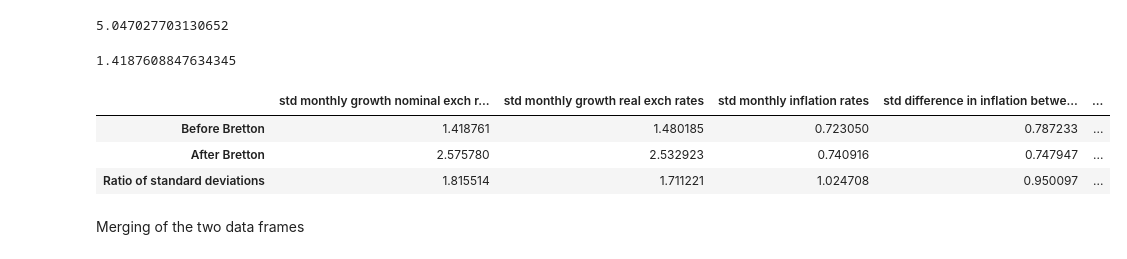
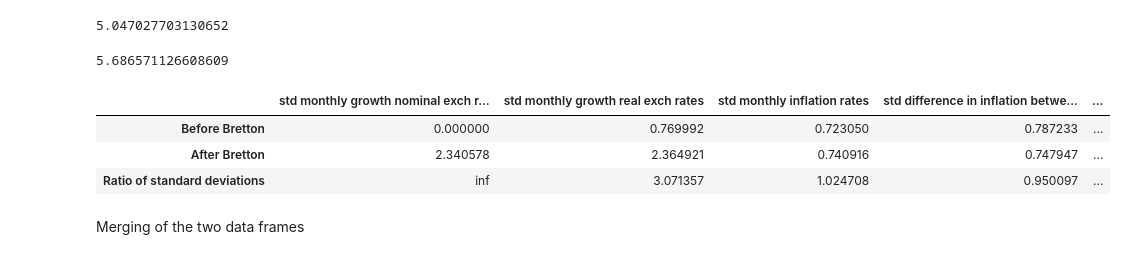
Before and after one commit to Josh-Yg/Macro-Pythonwork, a Jupyter notebook: Data Cleaning.ipynb, the cells around one changed output. Cells and saved outputs as stored; diff of their text form; code cells hidden in the pictures.

```diff
--- a/Data Cleaning.ipynb
+++ b/Data Cleaning.ipynb
@@ -253,7 +220,7 @@ def replace_outliers_with_Nan(df, start_date, end_date):
         std_dev = modified_df[column].std()
 
         # Define the outlier threshold
-        threshold =  100 * std_dev
+        threshold =  5 * std_dev
 
         # Find outliers and create a start date and end date to exclude 1990
         outliers = ((modified_df.index < start_date) | (modified_df.index > end_date)) & \
@@ -264,8 +231,8 @@ def replace_outliers_with_Nan(df, start_date, end_date):
 
     return modified_df
 #setting date time to make filter in a certain date range
-start_date = pd.to_datetime('1990-01-01')
-end_date = pd.to_datetime('1990-12-01')
+start_date = pd.to_datetime('1960-01-01')
+end_date = pd.to_datetime('1960-01-01')
 # modified means having replaced outliers with Nan
 modified_df_month_series = replace_outliers_with_Nan(df_month_series, start_date, end_date)
 modified_df_month_series
@@ -601,54 +554,54 @@ df_month_series['Growth in Production versus 12 months ago %'][156:].std()
 5.047027703130652
 # %%
 # Before Bretton Woods
-df_month_series['Monthly Growth in Nominal Exchange Rate %'][0:139].std()
+interpolated_df_month_series['Growth in Production versus 12 months ago %'][0:139].std()
 # %% [output]
-1.4187608847634345
+5.686571126608609
 # %%
 # Standard deviation calculations for monthly growth of nominal and real exchange rates
 # Standard deviation calculations for monthly inflation and difference in inflation and 12 monthly industrial growth
 # Creating means calculations for the final questions in section 5
 before_Bretton = {
-    'std monthly growth nominal exch rates': df_month_series['Monthly Growth in Nominal Exchange Rate %'][0:139].std(),
-    'std monthly growth real exch rates': df_month_series['Monthly growth in Real exchange rate %'][0:139].std(),
-    'std monthly inflation rates': df_month_series['Monthly Inflation Rate'][0:139].std(),
-    'std difference in inflation between Spain and US': df_month_series['Difference between Spain and US inflation rates'][0:139].std(),
-    'std 12 monthly industrial growth': df_month_series['Growth in Production versus 12 months ago %'][0:139].std(),
-    'avg monthly growth nominal exch rates': df_month_series['Monthly Growth in Nominal Exchange Rate %'][0:139].mean(),
-    'avg monthly growth real exch rates': df_month_series['Monthly growth in Real exchange rate %'][0:139].mean(),
-    'avg monthly inflation rates': df_month_series['Monthly Inflation Rate'][0:139].mean(),
-    'avg difference in inflation between Spain and US': df_month_series['Difference between Spain and US inflation rates'][0:139].mean(),
-    'avg 12 monthyl industrial growth': df_month_series['Growth in Production versus 12 months ago %'][0:139].mean()
+    'std monthly growth nominal exch rates': interpolated_df_month_series['Monthly Growth in Nominal Exchange Rate %'][0:139].std(),
+    'std monthly growth real exch rates': interpolated_df_month_series['Monthly growth in Real exchange rate %'][0:139].std(),
+    'std monthly inflation rates': interpolated_df_month_series['Monthly Inflation Rate'][0:139].std(),
+    'std difference in inflation between Spain and US': interpolated_df_month_series['Difference between Spain and US inflation rates'][0:139].std(),
+    'std 12 monthly industrial growth': interpolated_df_month_series['Growth in Production versus 12 months ago %'][0:139].std(),
+    'avg monthly growth nominal exch rates':interpolated_df_month_series['Monthly Growth in Nominal Exchange Rate %'][0:139].mean(),
+    'avg monthly growth real exch rates': interpolated_df_month_series['Monthly growth in Real exchange rate %'][0:139].mean(),
+    'avg monthly inflation rates': interpolated_df_month_series['Monthly Inflation Rate'][0:139].mean(),
+    'avg difference in inflation between Spain and US': interpolated_df_month_series['Difference between Spain and US inflation rates'][0:139].mean(),
+    'avg 12 monthly industrial growth': interpolated_df_month_series['Growth in Production versus 12 months ago %'][0:139].mean()
 }
 #Before and after Bretton dictionaries for data
 after_Bretton = {
-     'std monthly growth nominal exch rates': df_month_series['Monthly Growth in Nominal Exchange Rate %'][156:].std(),
-    'std monthly growth real exch rates': df_month_series['Monthly growth in Real exchange rate %'][156:].std(),
-    'std monthly inflation rates': df_month_series['Monthly Inflation Rate'][156:].std(),
-    'std difference in inflation between Spain and US': df_month_series['Difference between Spain and US inflation rates'][156:].std(),
-    'std 12 monthly industrial growth': df_month_series['Growth in Production versus 12 months ago %'][156:].std(),
-    'avg monthly growth nominal exch rates': df_month_series['Monthly Growth in Nominal Exchange Rate %'][156:].mean(),
-    'avg monthly growth real exch rates': df_month_series['Monthly growth in Real exchange rate %'][156:].mean(),
-    'avg monthly inflation rates': df_month_series['Monthly Inflation Rate'][156:].mean(),
-    'avg difference in inflation between Spain and US': df_month_series['Difference between Spain and US inflation rates'][156:].mean(),
-    'avg 12 monthyl industrial growth': df_month_series['Growth in Production versus 12 months ago %'][156:].mean()
+     'std monthly growth nominal exch rates': interpolated_df_month_series['Monthly Growth in Nominal Exchange Rate %'][156:].std(),
+    'std monthly growth real exch rates': interpolated_df_month_series['Monthly growth in Real exchange rate %'][156:].std(),
+    'std monthly inflation rates': interpolated_df_month_series['Monthly Inflation Rate'][156:].std(),
+    'std difference in inflation between Spain and US': interpolated_df_month_series['Difference between Spain and US inflation rates'][156:].std(),
+    'std 12 monthly industrial growth': interpolated_df_month_series['Growth in Production versus 12 months ago %'][156:].std(),
+    'avg monthly growth nominal exch rates': interpolated_df_month_series['Monthly Growth in Nominal Exchange Rate %'][156:].mean(),
+    'avg monthly growth real exch rates': interpolated_df_month_series['Monthly growth in Real exchange rate %'][156:].mean(),
+    'avg monthly inflation rates': interpolated_df_month_series['Monthly Inflation Rate'][156:].mean(),
+    'avg difference in inflation between Spain and US': interpolated_df_month_series['Difference between Spain and US inflation rates'][156:].mean(),
+    'avg 12 monthly industrial growth': interpolated_df_month_series['Growth in Production versus 12 months ago %'][156:].mean()
 }
 
 #Create Dataframes
 df_before_bretton = pd.DataFrame(before_Bretton, index = ['Before Bretton'])
 df_after_bretton = pd.DataFrame(after_Bretton, index = ['After Bretton'])
 #Concatenate them vertically
 df_comparison_statistics = pd.concat([df_before_bretton, df_after_bretton], ignore_index=False)
 #Calculate row of ratios for the standard deviations
 ratio_row = df_comparison_statistics.loc['After Bretton'] / df_comparison_statistics.loc['Before Bretton']
 ratio_row.name = 'Ratio of standard deviations'
 df_comparison_statistics = pd.concat([df_comparison_statistics, ratio_row.to_frame().transpose()], axis=0)
 df_comparison_statistics
 # %% [output]
 |  | std monthly growth nominal exch r... | std monthly growth real exch rates | std monthly inflation rates | std difference in inflation betwe... | ... |
-| Before Bretton | 1.418761 | 1.480185 | 0.723050 | 0.787233 | ... |
-| After Bretton | 2.575780 | 2.532923 | 0.740916 | 0.747947 | ... |
-| Ratio of standard deviations | 1.815514 | 1.711221 | 1.024708 | 0.950097 | ... |
+| Before Bretton | 0.000000 | 0.769992 | 0.723050 | 0.787233 | ... |
+| After Bretton | 2.340578 | 2.364921 | 0.740916 | 0.747947 | ... |
+| Ratio of standard deviations | inf | 3.071357 | 1.024708 | 0.950097 | ... |
 # %% [markdown]
 Merging of the two data frames
 # %%
```
Also changed, not shown: parts of 52 cells of this notebook.
